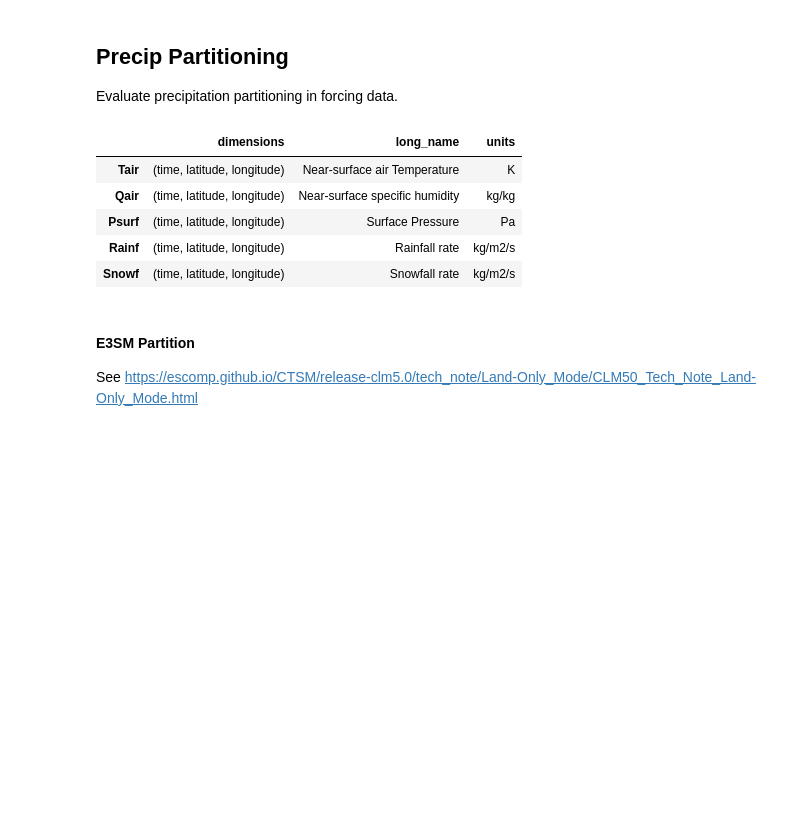
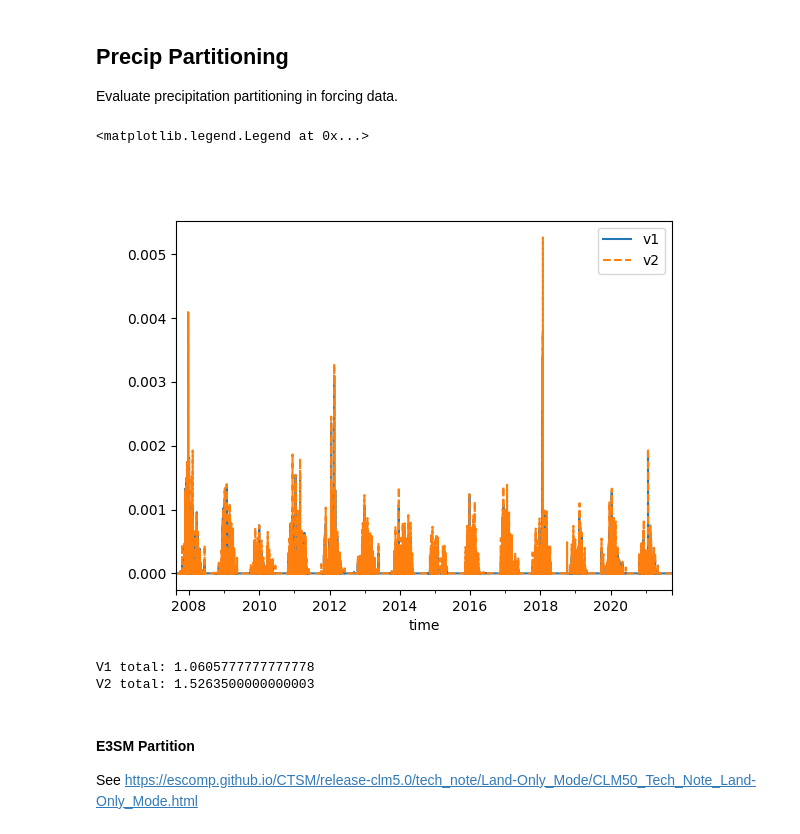
Before and after one commit to chrisrycx/lm4px_data_analysis, a Jupyter notebook: forcing_validation/PrecipPartition.ipynb, the cells around one changed output. Cells and saved outputs as stored; diff of their text form; code cells hidden in the pictures; blank space fills up the shorter version.

```diff
--- a/forcing_validation/PrecipPartition.ipynb
+++ b/forcing_validation/PrecipPartition.ipynb
@@ -10,17 +10,28 @@ import pandas as pd
 from model_datasets.forcing import LM4Forcing
 # %%
 # Load forcing - note that conda environment should have env vars set
-forcing = LM4Forcing(site='Pepper Creek', forcing_string='01011010', version='0.10.1', spinup=False)
+forcing_wangv1 = LM4Forcing(site='Pepper Creek', forcing_string='01011010', version='0.10.1', spinup=False)
+forcing_wangv2 = LM4Forcing(site='Pepper Creek', forcing_string='01012010', version='0.11.0', spinup=False)
+# %%
+snow_wangv1 = forcing_wangv1.get_data('Snowf')
+snow_wangv2 = forcing_wangv2.get_data('Snowf')
+# %%
+fig,axs = plt.subplots(1,1)
+snow_wangv1.plot(ax=axs,label='v1')
+snow_wangv2.plot(ax=axs,label='v2',style='--')
+axs.legend()
+# %% [output]
+<matplotlib.legend.Legend at 0x...>
+[figure, added]
+# %%
+print(f'V1 total: {snow_wangv1.sum()}')
+print(f'V2 total: {snow_wangv2.sum()}')
+# %% [output]
+V1 total: 1.0605777777777778
+V2 total: 1.5263500000000003
 # %%
 forcing_vars = forcing.get_variables()
 forcing_vars.head()
-# %% [output]
-|  | dimensions | long_name | units |
-| Tair | (time, latitude, longitude) | Near-surface air Temperature | K |
-| Qair | (time, latitude, longitude) | Near-surface specific humidity | kg/kg |
-| Psurf | (time, latitude, longitude) | Surface Pressure | Pa |
-| Rainf | (time, latitude, longitude) | Rainfall rate | kg/m2/s |
-| Snowf | (time, latitude, longitude) | Snowfall rate | kg/m2/s |
 # %%
 Tair = forcing.get_data('Tair')
 snow_wang = forcing.get_data('Snowf')
```
Also changed, not shown: parts of 2 cells of this notebook.
